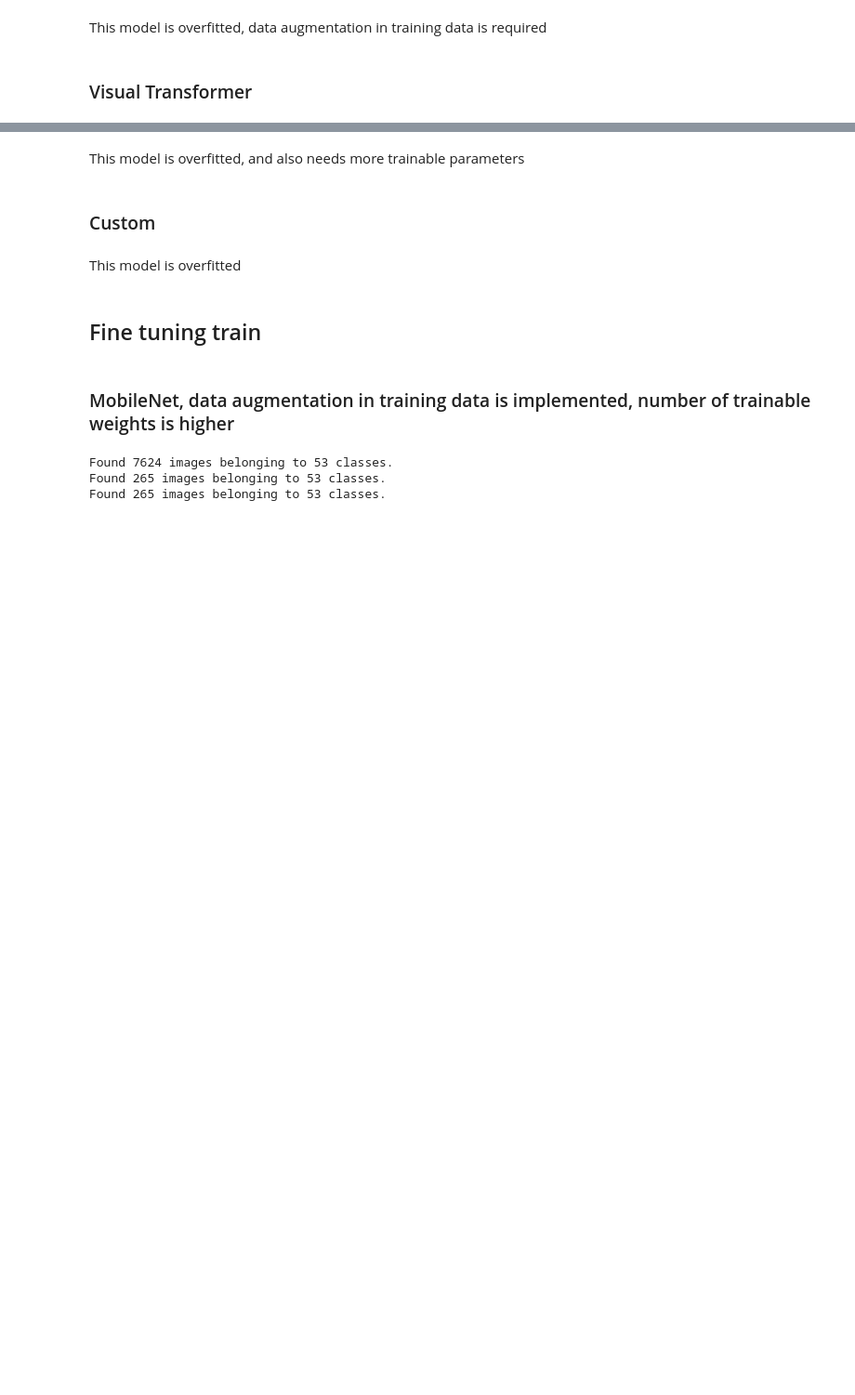
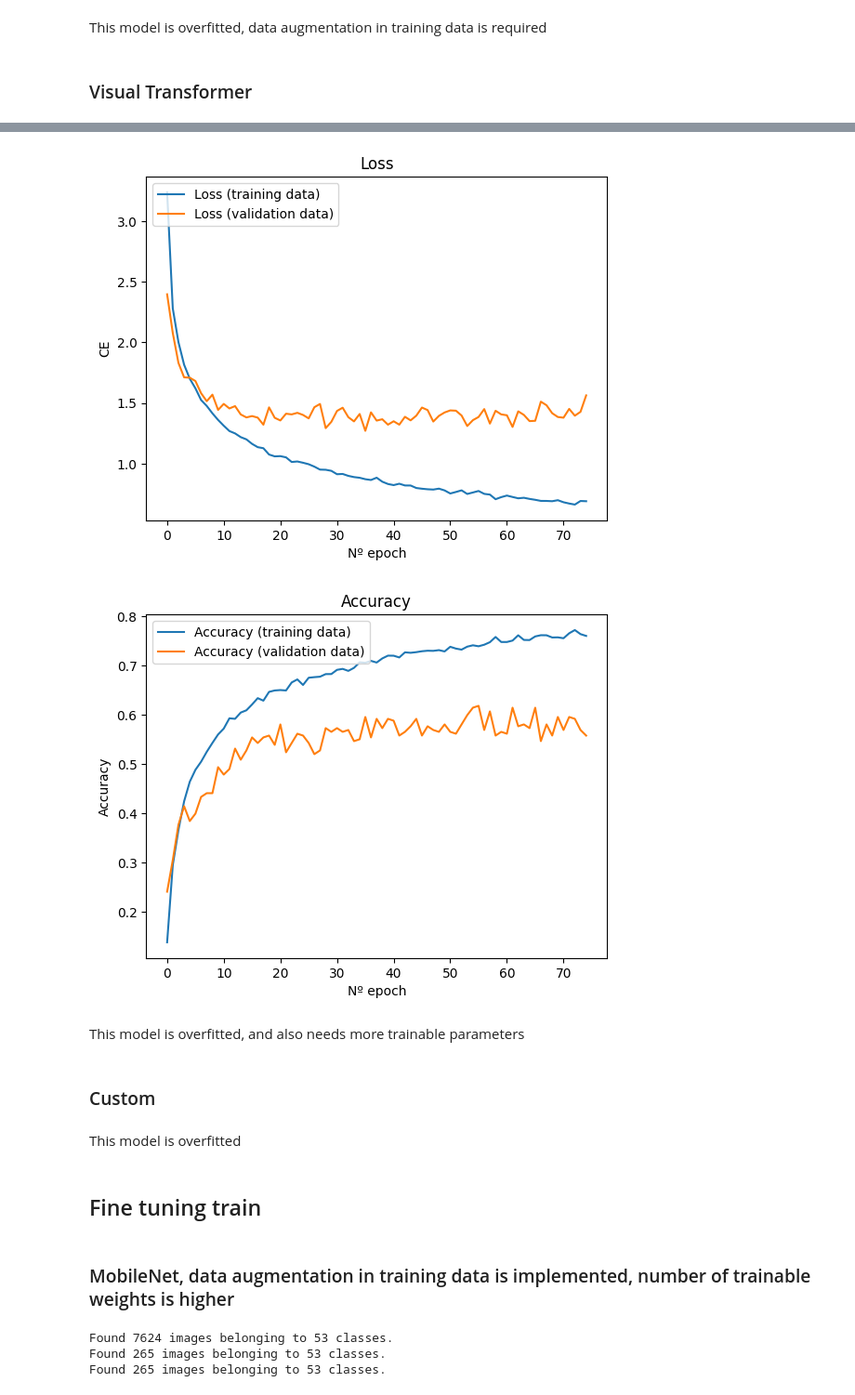
Before and after one commit to moisesbritez92/deep_learning_nbs, a Jupyter notebook: Notebooks/CNN-Cards/Class_Cards.ipynb, the cells around one changed output, grey strips where cells are left out. Shown at 93% size. Drawn from its saved outputs; the diff is of its cells as text; code cells hidden in the pictures; blank space fills up the shorter version.

```diff
--- a/Notebooks/CNN-Cards/Class_Cards.ipynb
+++ b/Notebooks/CNN-Cards/Class_Cards.ipynb
@@ -538,5 +584,8 @@ h = transformer_sq.fit(train_dataset_ffd, validation_data=valid_dataset_ffd, epo
 # %%
-plot_and_save(h, path_csv, name)
+plot_and_save(h, 'Results', name)
+# %% [output]
+[figure, added]
+[figure, added]
 # %% [markdown]
 This model is overfitted, and also needs more trainable parameters
 # %% [markdown]
```
Also changed, not shown: parts of 30 cells of this notebook, 22 other files.
